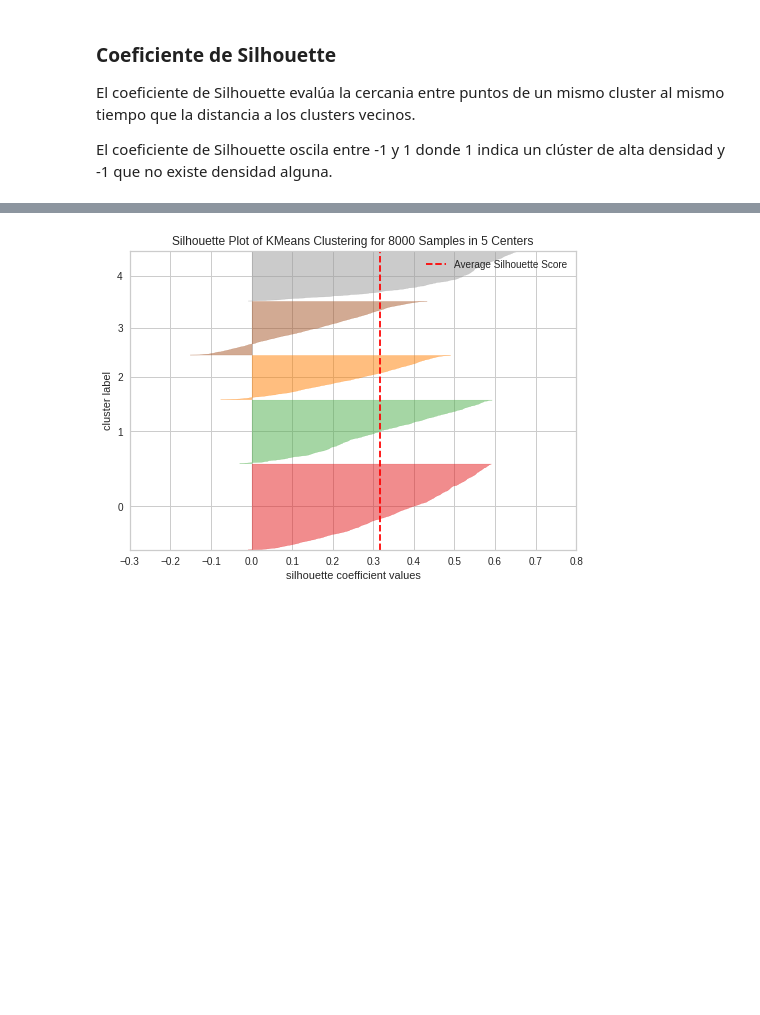
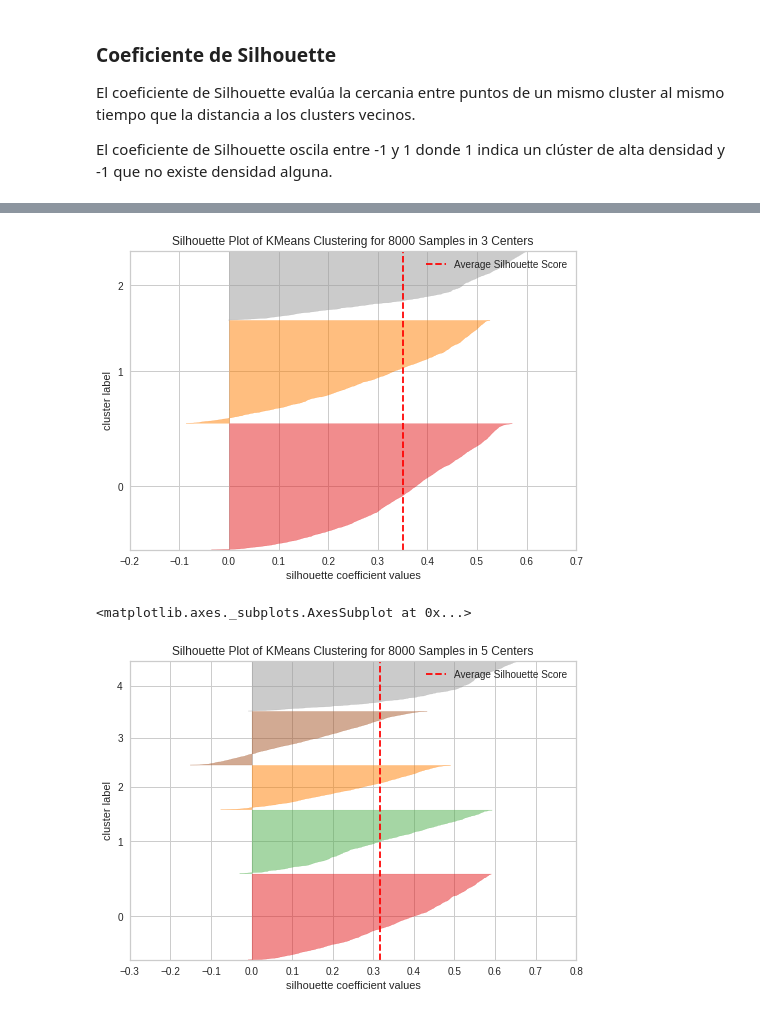
Before and after one commit to AnIsAsPe/Aprendizaje-no-supervisado, a Jupyter notebook: Aprendizaje_no_supervisado.ipynb, the cells around one changed output, grey strips where cells are left out. Drawn from its saved outputs; the diff is of its cells as text; code cells hidden in the pictures; blank space fills up the shorter version.

```diff
--- a/Aprendizaje_no_supervisado.ipynb
+++ b/Aprendizaje_no_supervisado.ipynb
@@ -213,4 +213,12 @@ codo.poof()
 <matplotlib.axes._subplots.AxesSubplot at 0x...>
+# %%
+model = KMeans(3, random_state=3)
+graf_sil = SilhouetteVisualizer(model)
+graf_sil.fit(datos_escalados)
+graf_sil.poof()
+# %% [output]
+[figure, added]
+<matplotlib.axes._subplots.AxesSubplot at 0x...>
 # %%
 model = KMeans(5, random_state=3)
 graf_sil = SilhouetteVisualizer(model)
```
Also changed, not shown: parts of 12 cells of this notebook.
